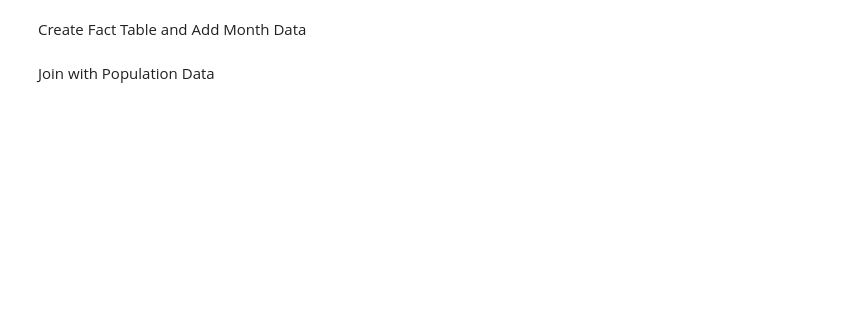
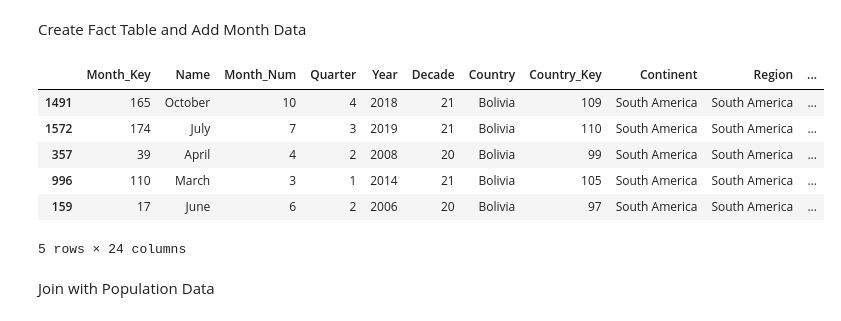
Before and after one commit to ajay-mundi/HealthDataMart, a Jupyter notebook: Data Staging/Fact_Table.ipynb, the cells around one changed output. Cells and saved outputs as stored; diff of their text form; code cells hidden in the pictures; blank space fills up the shorter version.

```diff
--- a/Data Staging/Fact_Table.ipynb
+++ b/Data Staging/Fact_Table.ipynb
@@ -26,10 +40,20 @@ Create Fact Table and Add Month Data
 # %%
 fact_table = pd.DataFrame()
 
 month_data_processed = pd.read_csv("Month_Processed_Table.csv")#read input data
 
 fact_table = month_data_processed.merge(country_data_processed, on="Year")
 fact_table = fact_table.sort_values('Country')
+
+fact_table.head()
+# %% [output]
+|  | Month_Key | Name | Month_Num | Quarter | Year | Decade | Country | Country_Key | Continent | Region | ... |
+| 1491 | 165 | October | 10 | 4 | 2018 | 21 | Bolivia | 109 | South America | South America | ... |
+| 1572 | 174 | July | 7 | 3 | 2019 | 21 | Bolivia | 110 | South America | South America | ... |
+| 357 | 39 | April | 4 | 2 | 2008 | 20 | Bolivia | 99 | South America | South America | ... |
+| 996 | 110 | March | 3 | 1 | 2014 | 21 | Bolivia | 105 | South America | South America | ... |
+| 159 | 17 | June | 6 | 2 | 2006 | 20 | Bolivia | 97 | South America | South America | ... |
+5 rows × 24 columns
 # %% [markdown]
 Join with Population Data
 # %%
```
Also changed, not shown: parts of 6 cells of this notebook, 11 other files.
